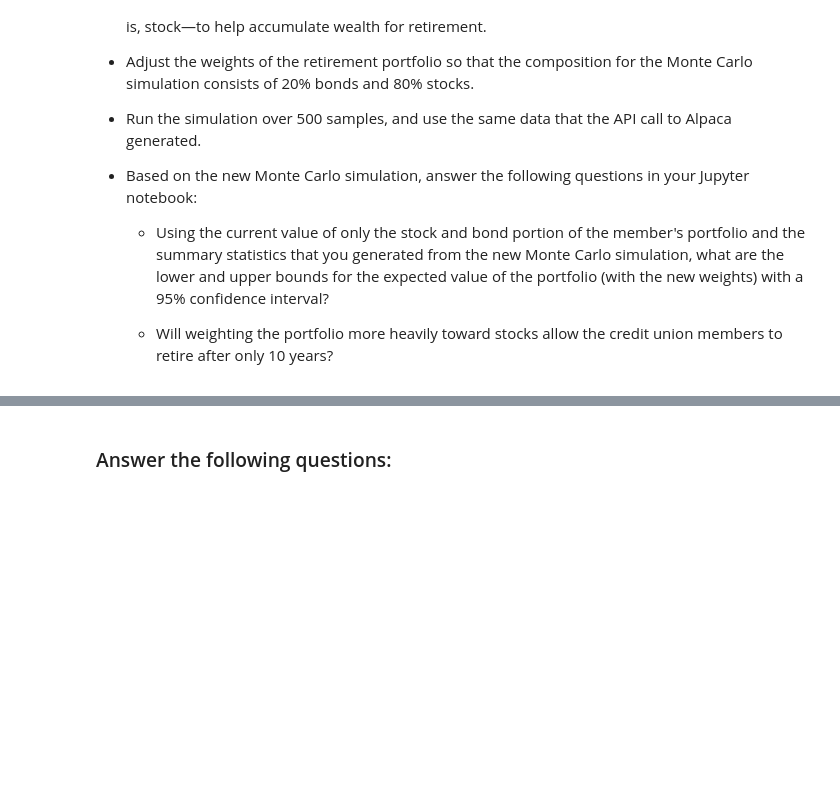
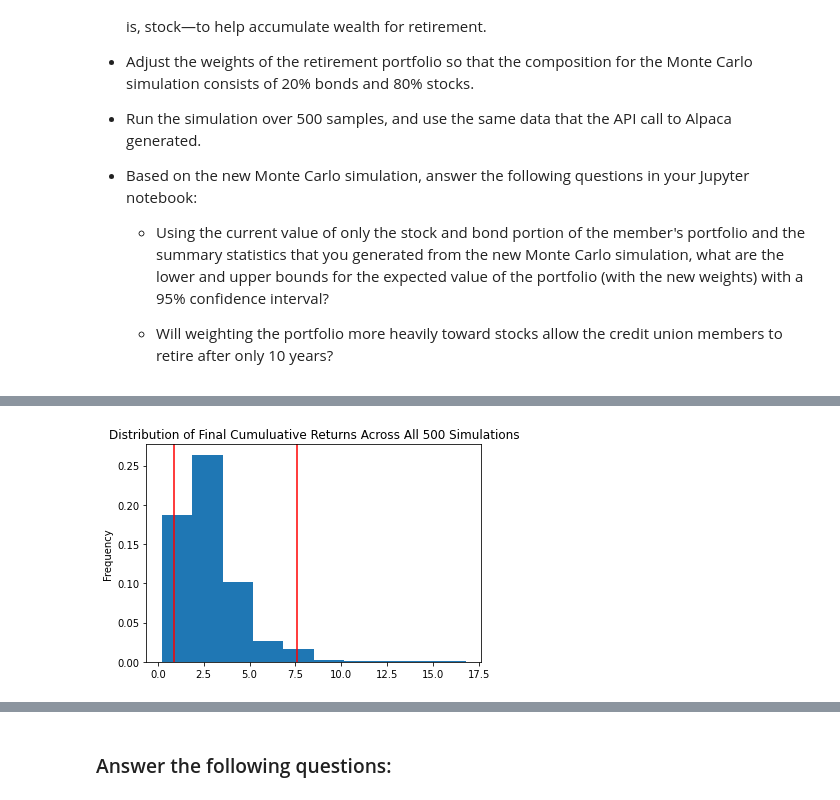
Before and after one commit to Brock-Denton/credit-union-financial-health, a Jupyter notebook: tool_resources/financial_planning_tools.ipynb, the cells around one changed output, grey strips where cells are left out. Cells and saved outputs as stored; diff of their text form; code cells hidden in the pictures; blank space fills up the shorter version.

```diff
--- a/tool_resources/financial_planning_tools.ipynb
+++ b/tool_resources/financial_planning_tools.ipynb
@@ -532,7 +655,9 @@ For this new Monte Carlo simulation, do the following:
 # %%
 # Visualize the probability distribution of the 10-year Monte Carlo simulation
 # by plotting a histogram
-# YOUR CODE HERE
+bonds_20_stocks_80_10_year_distribution_plot = MC_20_bonds_80_spy_weight_10_years.plot_distribution()
+# %% [output]
+[figure, added]
 # %%
 # Generate summary statistics from the 10-year Monte Carlo simulation results
 # Save the results as a variable
```
Also changed, not shown: parts of 17 cells of this notebook.
